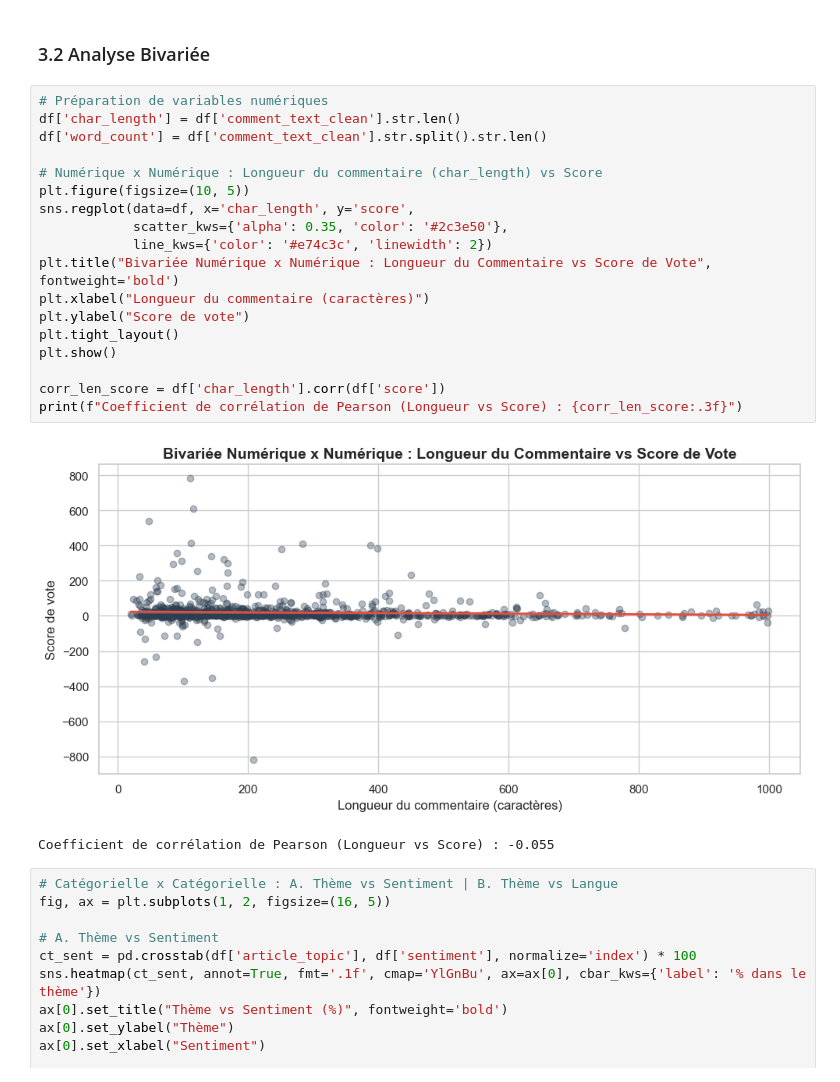
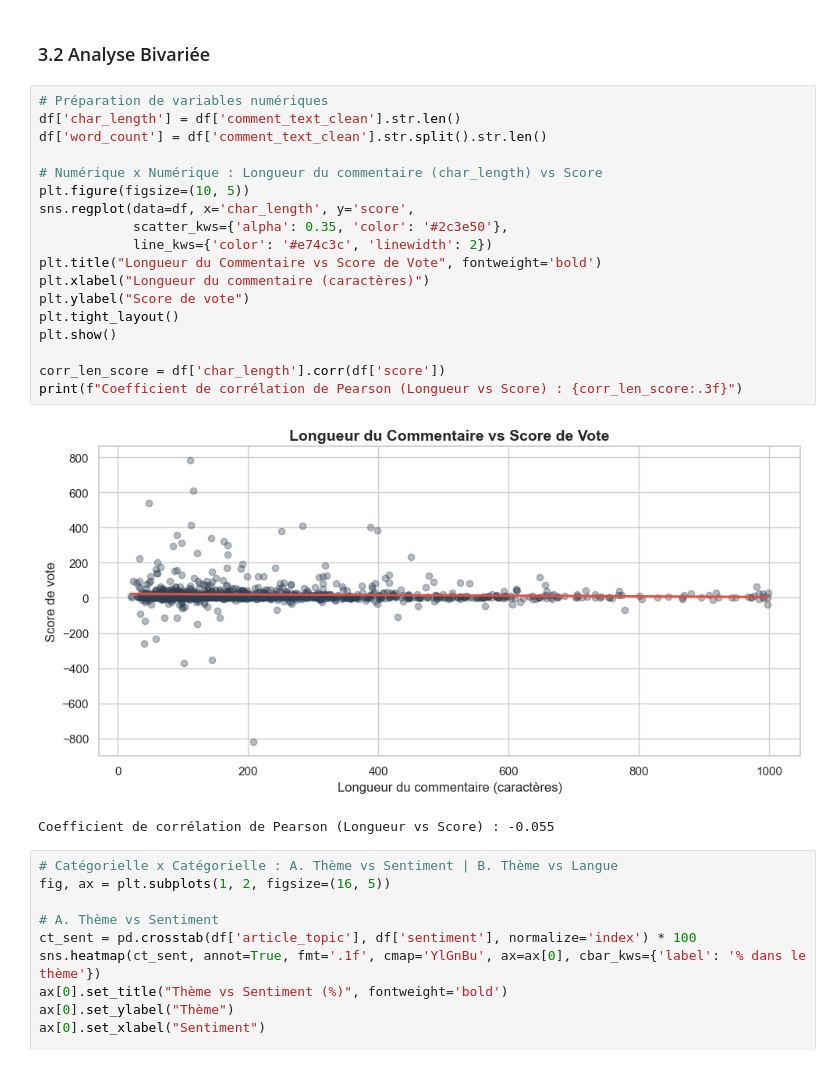
Before and after one commit to BADR-JOULAlI/LahjaLens, a Jupyter notebook: notebooks/analyse_exploratoire_donnees.ipynb, the cells around one changed output. Drawn from its saved outputs; the diff is of its cells as text.

```diff
--- a/notebooks/analyse_exploratoire_donnees.ipynb
+++ b/notebooks/analyse_exploratoire_donnees.ipynb
@@ -429,23 +429,23 @@ plt.show()
 # %%
 # Préparation de variables numériques
 df['char_length'] = df['comment_text_clean'].str.len()
 df['word_count'] = df['comment_text_clean'].str.split().str.len()
 
 # Numérique x Numérique : Longueur du commentaire (char_length) vs Score
 plt.figure(figsize=(10, 5))
 sns.regplot(data=df, x='char_length', y='score',
             scatter_kws={'alpha': 0.35, 'color': '#2c3e50'},
             line_kws={'color': '#e74c3c', 'linewidth': 2})
-plt.title("Bivariée Numérique x Numérique : Longueur du Commentaire vs Score de Vote", fontweight='bold')
+plt.title("Longueur du Commentaire vs Score de Vote", fontweight='bold')
 plt.xlabel("Longueur du commentaire (caractères)")
 plt.ylabel("Score de vote")
 plt.tight_layout()
 plt.show()
 
 corr_len_score = df['char_length'].corr(df['score'])
 print(f"Coefficient de corrélation de Pearson (Longueur vs Score) : {corr_len_score:.3f}")
 # %% [output]
-[figure, old version]
+[figure, new version]
 Coefficient de corrélation de Pearson (Longueur vs Score) : -0.055
 # %%
 # Catégorielle x Catégorielle : A. Thème vs Sentiment | B. Thème vs Langue
```
Also changed, not shown: parts of 2 cells of this notebook.
